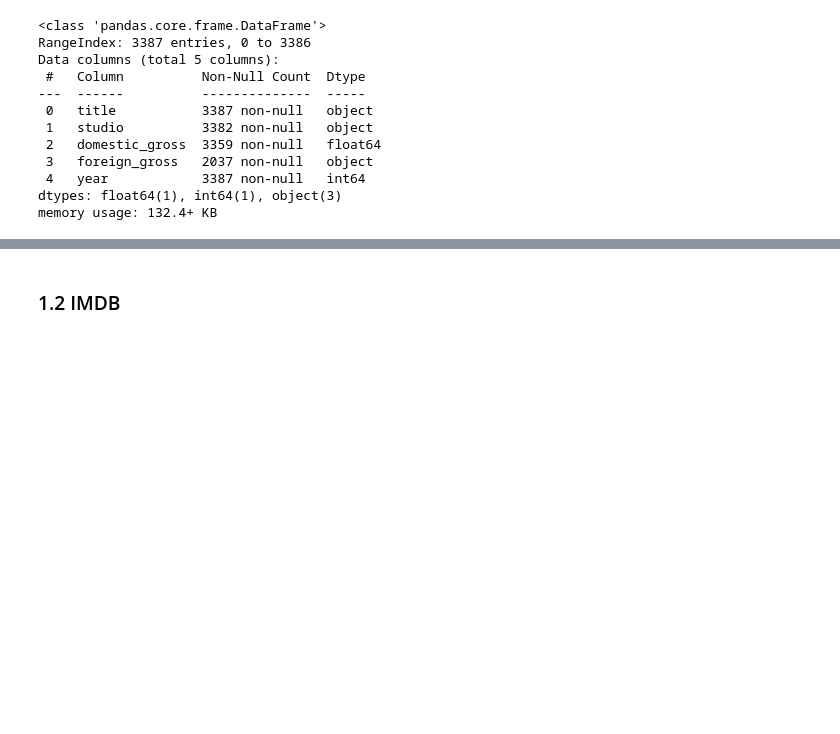
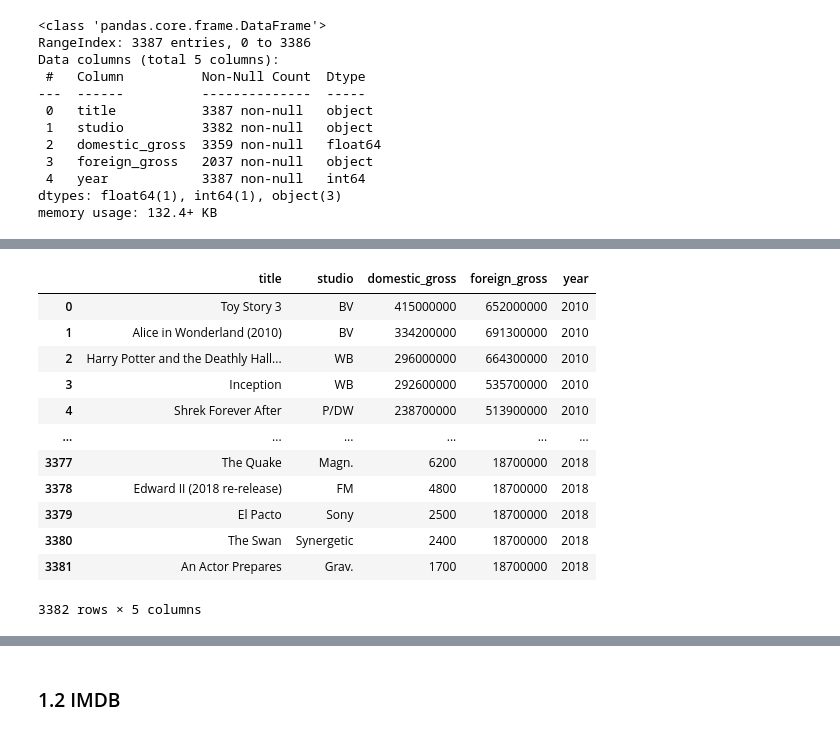
Before and after one commit to gregorymikuro/Microsoft-Box-Office-Movie-Studio-EDA-Project, a Jupyter notebook: student.ipynb, the cells around one changed output, grey strips where cells are left out. Saved outputs shown, nothing was run; the diff lists cells and outputs as text; code cells hidden in the pictures; blank space fills up the shorter version.

```diff
--- a/student.ipynb
+++ b/student.ipynb
@@ -62,3 +62,10 @@ Data columns (total 5 columns):
  4   year            3387 non-null   int64
 dtypes: float64(1), int64(1), object(3)
 memory usage: 132.4+ KB
+# %%
+
+# Convert the 'foreign_gross' column to string
+bom_df['foreign_gross'] = bom_df['foreign_gross'].astype(str)
+
+# Remove the comma from the 'foreign_gross' column before converting it to float
+bom_df['foreign_gross'] = bom_df['foreign_gross'].str.replace(',', '').astype(float)
@@ -64,0 +87,39 @@ memory usage: 132.4+ KB
+# %%
+cleaned_bom_df = bom_df.copy()
+
+# Drop rows with missing values in the 'title' column
+cleaned_bom_df = cleaned_bom_df.dropna(subset=['title'])
+
+# Drop rows with missing values in the 'studio' column
+cleaned_bom_df = cleaned_bom_df.dropna(subset=['studio'])
+
+# Fill missing values in the 'domestic_gross' column with the median value
+cleaned_bom_df['domestic_gross'].fillna(cleaned_bom_df['domestic_gross'].median(), inplace=True)
+
+# Fill missing values in the 'foreign_gross' column with the median value
+cleaned_bom_df['foreign_gross'].fillna(cleaned_bom_df['foreign_gross'].median(), inplace=True)
+
+# Convert the 'domestic_gross' column to integer data type
+cleaned_bom_df['domestic_gross'] = cleaned_bom_df['domestic_gross'].astype(int)
+
+# Convert the 'foreign_gross' column to integer data type
+cleaned_bom_df['foreign_gross'] = cleaned_bom_df['foreign_gross'].astype(int)
+
+# Reset the index of the DataFrame
+cleaned_bom_df.reset_index(drop=True, inplace=True)
+
+cleaned_bom_df
+# %% [output]
+|  | title | studio | domestic_gross | foreign_gross | year |
+| 0 | Toy Story 3 | BV | 415000000 | 652000000 | 2010 |
+| 1 | Alice in Wonderland (2010) | BV | 334200000 | 691300000 | 2010 |
+| 2 | Harry Potter and the Deathly Hall... | WB | 296000000 | 664300000 | 2010 |
+| 3 | Inception | WB | 292600000 | 535700000 | 2010 |
+| 4 | Shrek Forever After | P/DW | 238700000 | 513900000 | 2010 |
+| ... | ... | ... | ... | ... | ... |
+| 3377 | The Quake | Magn. | 6200 | 18700000 | 2018 |
+| 3378 | Edward II (2018 re-release) | FM | 4800 | 18700000 | 2018 |
+| 3379 | El Pacto | Sony | 2500 | 18700000 | 2018 |
+| 3380 | The Swan | Synergetic | 2400 | 18700000 | 2018 |
+| 3381 | An Actor Prepares | Grav. | 1700 | 18700000 | 2018 |
+3382 rows × 5 columns
```
Also changed, not shown: parts of 19 cells of this notebook.
